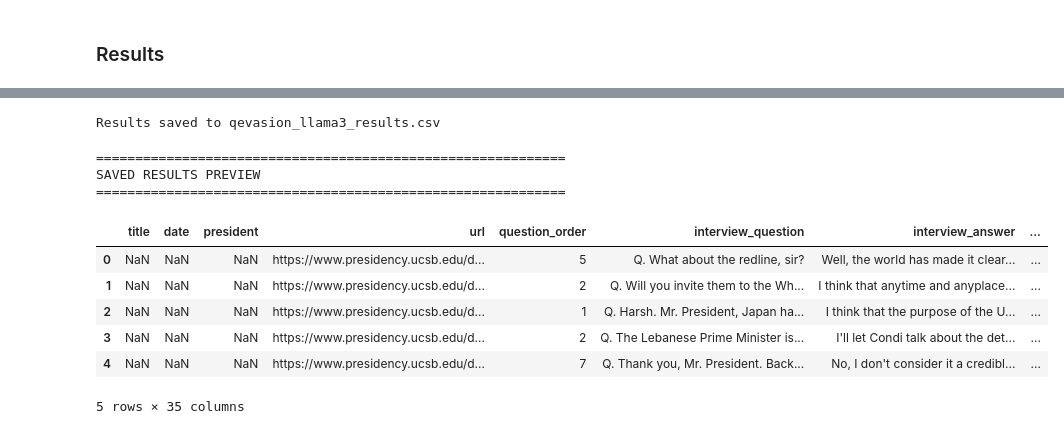
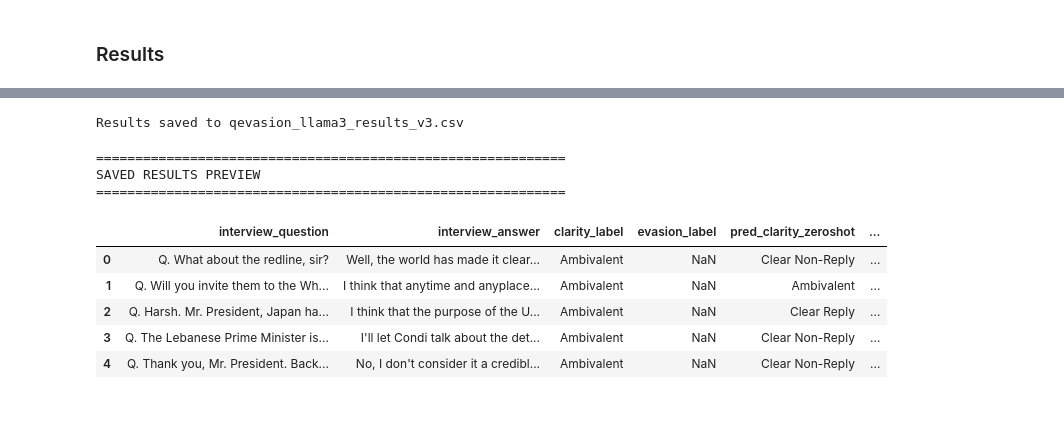
Before and after one commit to minh-de-rien/political-evasion-classifier, a Jupyter notebook: notebooks/4_llama_prompt_tunningV3.ipynb, the cells around one changed output, grey strips where cells are left out. Cells and saved outputs as stored; diff of their text form; code cells hidden in the pictures.

```diff
--- a/notebooks/4_llama_prompt_tunningV3.ipynb
+++ b/notebooks/4_llama_prompt_tunningV3.ipynb
@@ -879,23 +965,27 @@ audit_test_set_annotators(test_full)
 # %%
-csv_output_path = "qevasion_llama3_results.csv"
+csv_output_path = "qevasion_llama3_results_v3.csv"
 test_full.to_csv(csv_output_path, index=False)
 print(f"Results saved to {csv_output_path}")
 # %% [output]
-Results saved to qevasion_llama3_results.csv
+Results saved to qevasion_llama3_results_v3.csv
 # %%
 table_results = pd.read_csv(csv_output_path)
 print("\n" + "="*60)
 print("SAVED RESULTS PREVIEW")
 print("="*60)
-table_results.head()
+table_results[['interview_question', 'interview_answer',
+               'clarity_label', 'evasion_label',
+               'pred_clarity_zeroshot', 'pred_evasion_zeroshot',
+               'pred_clarity_oneshot', 'pred_evasion_oneshot',
+               'pred_clarity_3shot', 'pred_evasion_3shot',
+               'pred_clarity_9shot', 'pred_evasion_9shot']].head()
 # %% [output]
 ============================================================
 SAVED RESULTS PREVIEW
 ============================================================
-|  | title | date | president | url | question_order | interview_question | interview_answer | ... |
-| 0 | NaN | NaN | NaN | https://www.presidency.ucsb.edu/d... | 5 | Q. What about the redline, sir? | Well, the world has made it clear... | ... |
-| 1 | NaN | NaN | NaN | https://www.presidency.ucsb.edu/d... | 2 | Q. Will you invite them to the Wh... | I think that anytime and anyplace... | ... |
-| 2 | NaN | NaN | NaN | https://www.presidency.ucsb.edu/d... | 1 | Q. Harsh. Mr. President, Japan ha... | I think that the purpose of the U... | ... |
-| 3 | NaN | NaN | NaN | https://www.presidency.ucsb.edu/d... | 2 | Q. The Lebanese Prime Minister is... | I'll let Condi talk about the det... | ... |
-| 4 | NaN | NaN | NaN | https://www.presidency.ucsb.edu/d... | 7 | Q. Thank you, Mr. President. Back... | No, I don't consider it a credibl... | ... |
+|  | interview_question | interview_answer | clarity_label | evasion_label | pred_clarity_zeroshot | ... |
+| 0 | Q. What about the redline, sir? | Well, the world has made it clear... | Ambivalent | NaN | Clear Non-Reply | ... |
+| 1 | Q. Will you invite them to the Wh... | I think that anytime and anyplace... | Ambivalent | NaN | Ambivalent | ... |
+| 2 | Q. Harsh. Mr. President, Japan ha... | I think that the purpose of the U... | Ambivalent | NaN | Clear Reply | ... |
+| 3 | Q. The Lebanese Prime Minister is... | I'll let Condi talk about the det... | Ambivalent | NaN | Clear Non-Reply | ... |
+| 4 | Q. Thank you, Mr. President. Back... | No, I don't consider it a credibl... | Ambivalent | NaN | Clear Non-Reply | ... |
-5 rows × 35 columns
```
Also changed, not shown: parts of 32 cells of this notebook.
